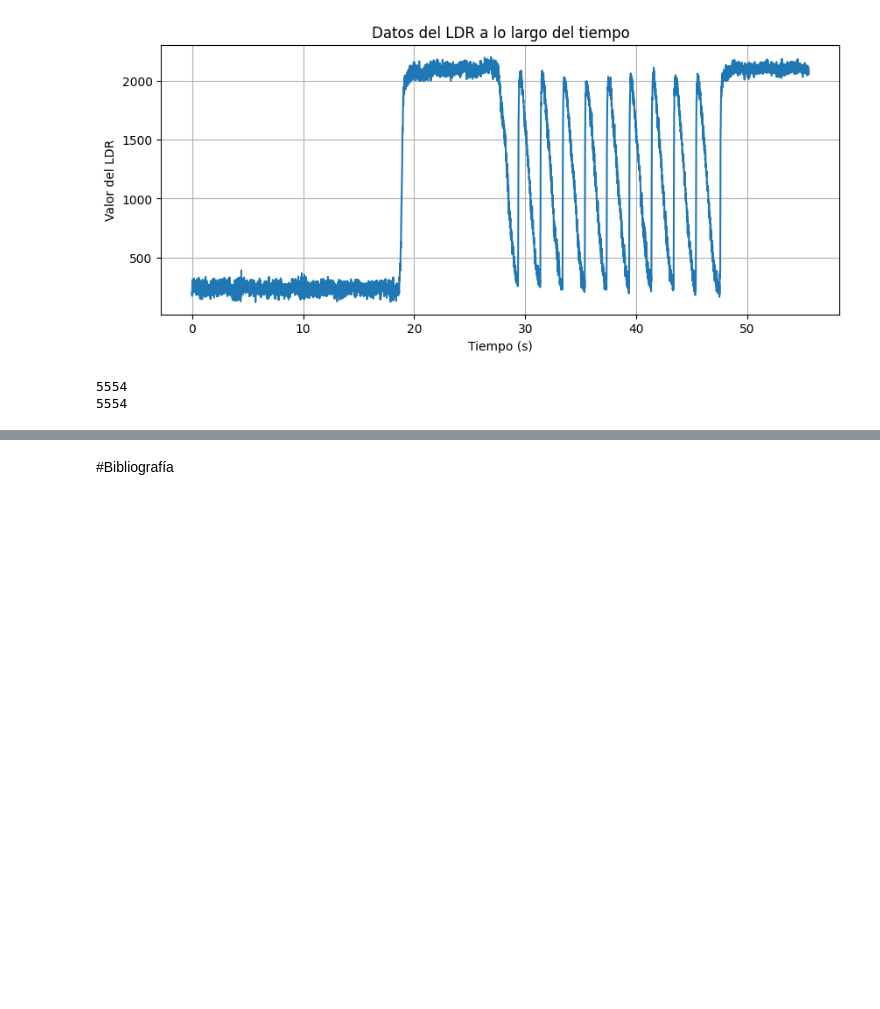
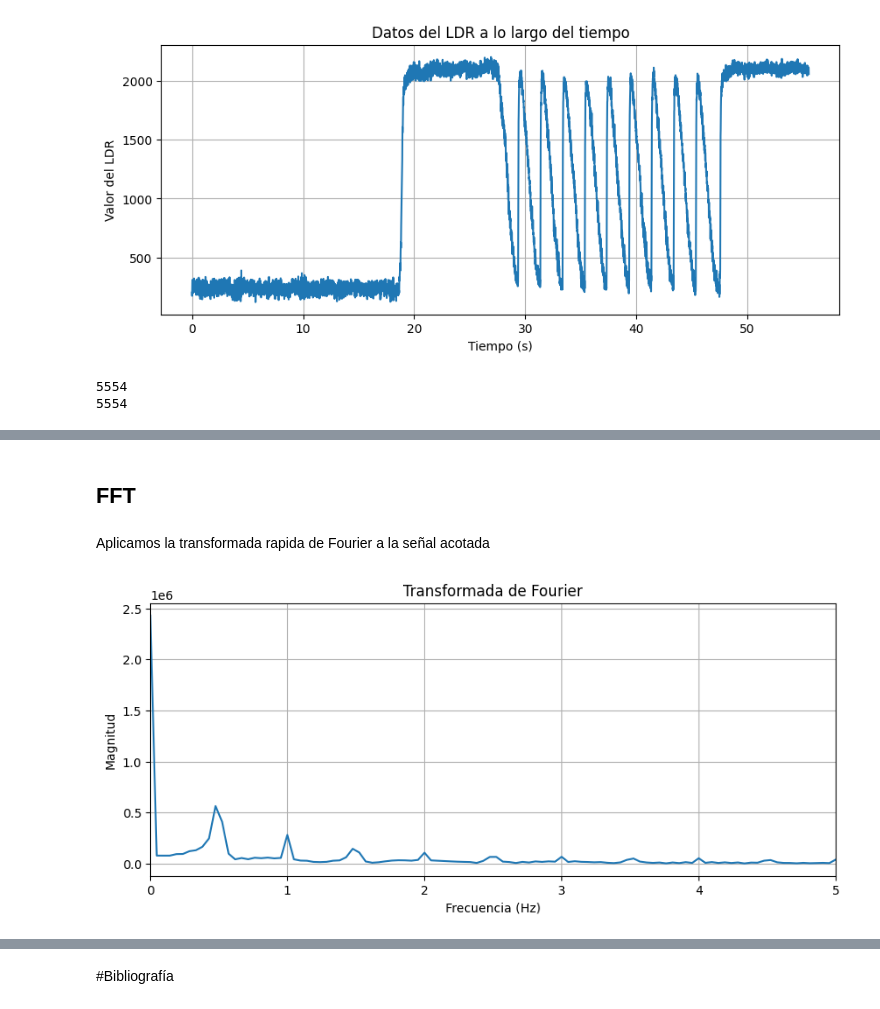
Before and after one commit to alex20022000/Signal_Processing_Project_Ciani-Dalle_Rive_Prieto, a Jupyter notebook: 01_Signal_Processing_Ciani+Dalle_Rive_Prieto.ipynb, the cells around one changed output, grey strips where cells are left out. Drawn from its saved outputs; the diff is of its cells as text; code cells hidden in the pictures; blank space fills up the shorter version.

```diff
--- a/01_Signal_Processing_Ciani+Dalle_Rive_Prieto.ipynb
+++ b/01_Signal_Processing_Ciani+Dalle_Rive_Prieto.ipynb
@@ -131,0 +179,9 @@ graficar_t_VS_muestras(t_acot, ldr_acot)
+# %% [markdown]
+## FFT
+# %% [markdown]
+Aplicamos la transformada rapida de Fourier a la señal acotada
+# %%
+# Calcula la FFT de la señal
+fft(ldr_acot, fs, xlim=(0,5), ylim=None, xlabel='Frecuencia (Hz)', ylabel='Magnitud', titulo='Transformada de Fourier', grid=True)
+# %% [output]
+[figure, added]
```
Also changed, not shown: parts of 7 cells of this notebook.
